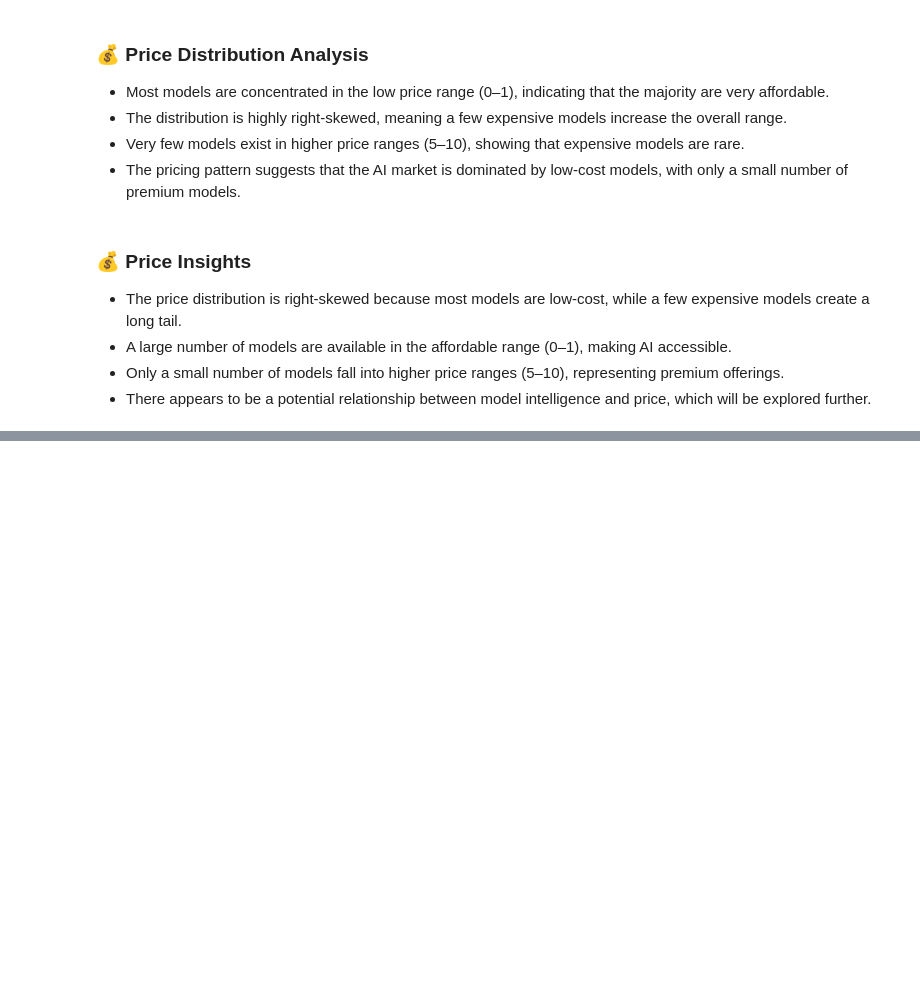
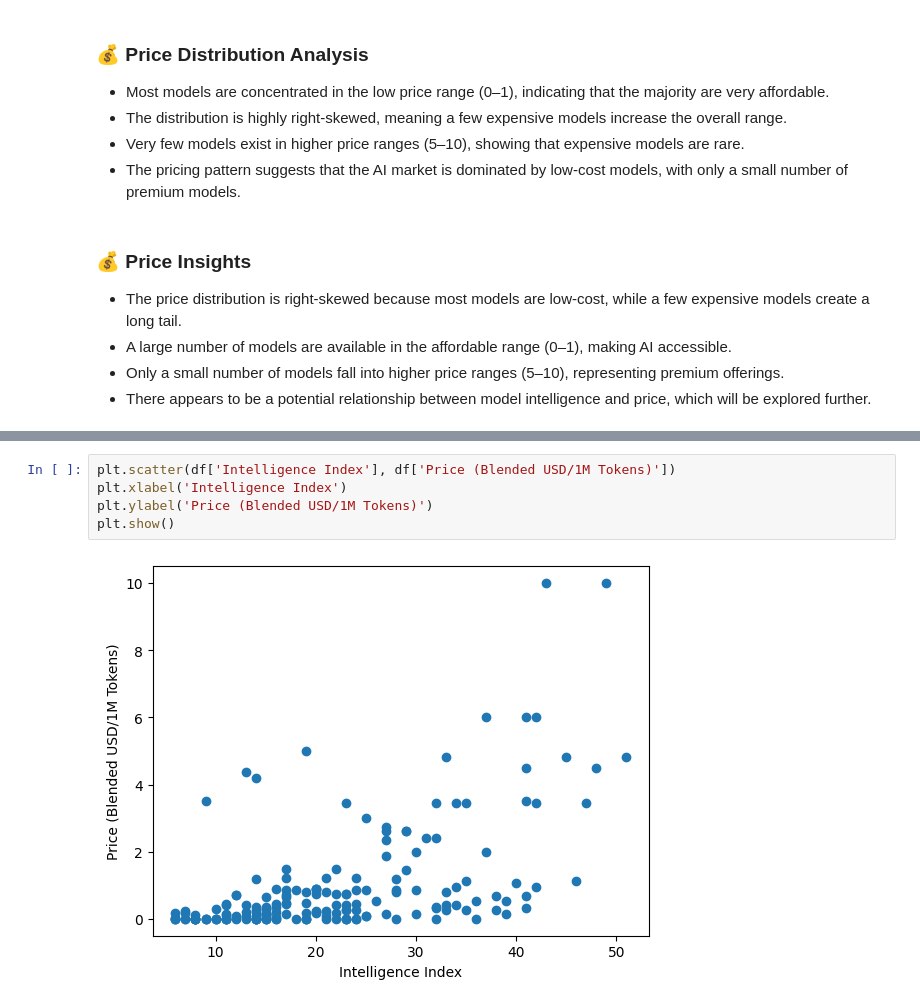
Before and after one commit to M-Codes6/AI-Models-Benchmark-Dataset-2026-latest-, a Jupyter notebook: notebooks/analysis.ipynb, the cells around one changed output, grey strips where cells are left out. Cells and saved outputs as stored; diff of their text form; blank space fills up the shorter version.

Commit message:
Relationship analysis between intelligence and price

```diff
--- a/notebooks/analysis.ipynb
+++ b/notebooks/analysis.ipynb
@@ -229,0 +234,7 @@ plt.show()
+# %%
+plt.scatter(df['Intelligence Index'], df['Price (Blended USD/1M Tokens)'])
+plt.xlabel('Intelligence Index')
+plt.ylabel('Price (Blended USD/1M Tokens)')
+plt.show()
+# %% [output]
+[figure, added]
```
Also changed, not shown: parts of 3 cells of this notebook.
